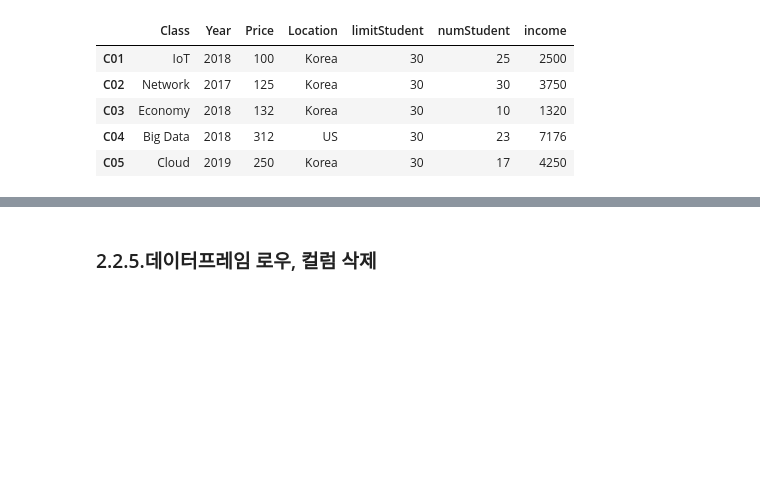
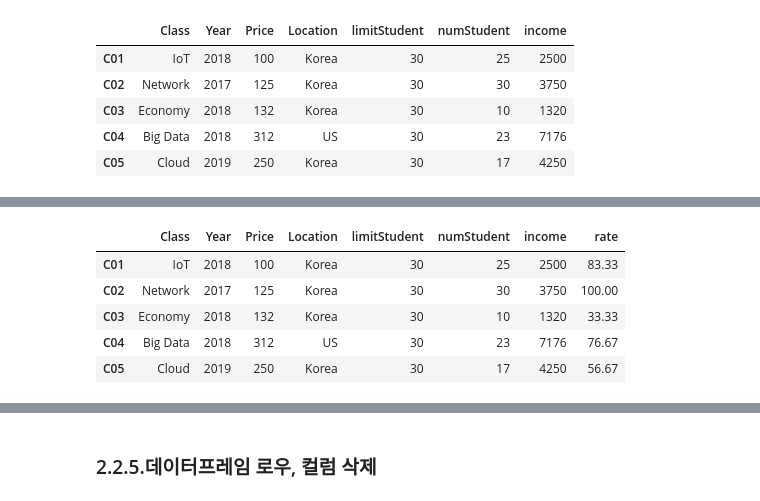
Before and after one commit to dy5299/bigdata, a Jupyter notebook: 03 Pandas/Day7-8 Pandas 개요 및 데이터 타입 소개 2(DataFrame).ipynb, the cells around one changed output, grey strips where cells are left out. Drawn from its saved outputs; the diff is of its cells as text; code cells hidden in the pictures; blank space fills up the shorter version.

```diff
--- a/03 Pandas/Day7 Pandas 개요 및 데이터 타입 소개 2(DataFrame).ipynb
+++ b/03 Pandas/Day7-8 Pandas 개요 및 데이터 타입 소개 2(DataFrame).ipynb
@@ -435,0 +457,11 @@ df4
+# %%
+# 특정 컬럼에만 적용하고 싶은 경우에는 사전 타입으로 컬럼명:소수점수를 기입
+df4.round(  {'rate':2,
+            'income':1}  )
+# %% [output]
+|  | Class | Year | Price | Location | limitStudent | numStudent | income | rate |
+| C01 | IoT | 2018 | 100 | Korea | 30 | 25 | 2500 | 83.33 |
+| C02 | Network | 2017 | 125 | Korea | 30 | 30 | 3750 | 100.00 |
+| C03 | Economy | 2018 | 132 | Korea | 30 | 10 | 1320 | 33.33 |
+| C04 | Big Data | 2018 | 312 | US | 30 | 23 | 7176 | 76.67 |
+| C05 | Cloud | 2019 | 250 | Korea | 30 | 17 | 4250 | 56.67 |
```
Also changed, not shown: parts of 17 cells of this notebook, 1 other file.
